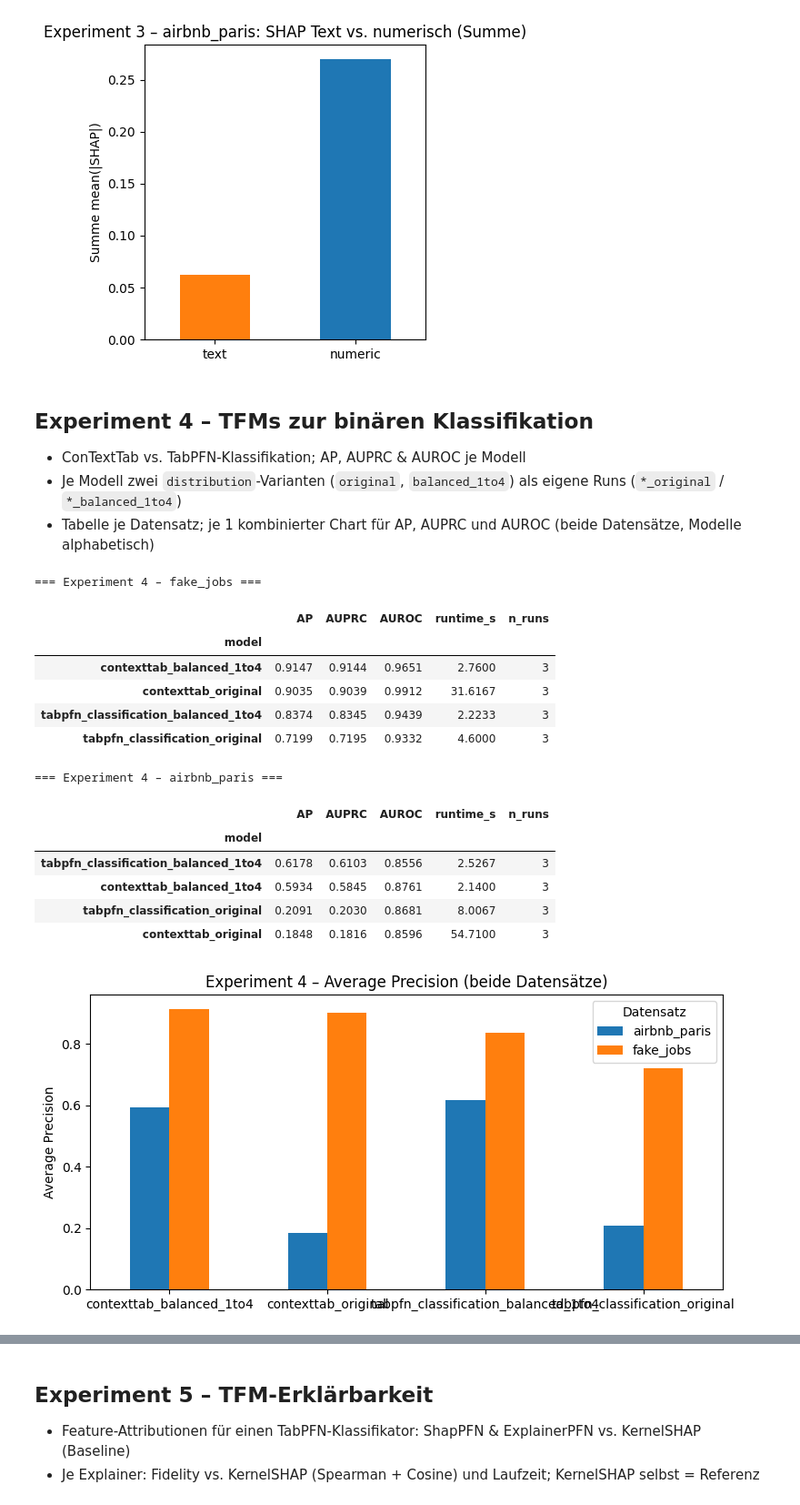
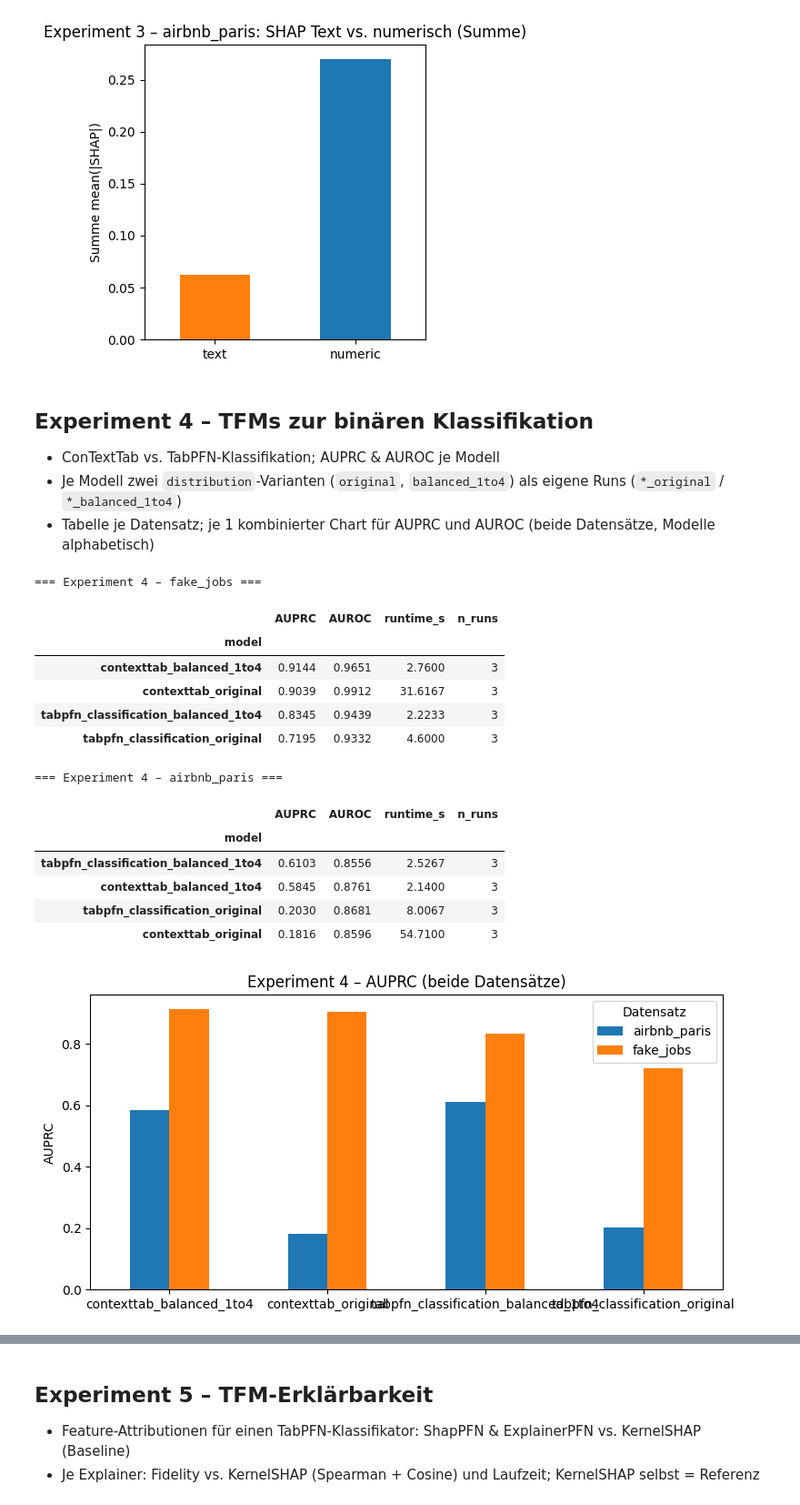
Before and after one commit to florivz/tfm-anomaly-detection, a Jupyter notebook: experiment_summary.ipynb, the cells around one changed output, grey strips where cells are left out. Shown at 91% size. Saved outputs shown, nothing was run; the diff lists cells and outputs as text; code cells hidden in the pictures.

```diff
--- a/experiment_summary.ipynb
+++ b/experiment_summary.ipynb
@@ -45,8 +48,8 @@ if len(df):
     df["dataset"] = df["experiment"].str.rsplit("_experiment_", n=1).str[0]
     df["model"] = df["tags.mlflow.runName"] if "tags.mlflow.runName" in df.columns else df["run_id"]
     df = df[df["model"] != "contexttab_fixed"]  # veralteten Run ausschließen
-    df = df.rename(columns={"metrics.average_precision": "AP", "metrics.auprc": "AUPRC", "metrics.auc_roc": "AUROC", "metrics.runtime_s": "runtime_s"})
-    for col in ["AP", "AUPRC", "AUROC", "runtime_s"]:
+    df = df.rename(columns={"metrics.auprc": "AUPRC", "metrics.auc_roc": "AUROC", "metrics.runtime_s": "runtime_s"})
+    for col in ["AUPRC", "AUROC", "runtime_s"]:
         if col not in df.columns:
             df[col] = np.nan
     print("Datensätze:", df["dataset"].unique().tolist(), "| Experimente:", sorted(df["exp_num"].unique()))
@@ -67,15 +70,16 @@ else:
         if not len(s):
             continue
         g = s.groupby("model")
-        tab = g[["AP", "AUPRC", "AUROC", "runtime_s"]].mean()
+        tab = g[["AUPRC", "AUROC", "runtime_s"]].mean()
         tab["n_runs"] = g.size()
-        tab = tab.sort_values("AP", ascending=False).round(4)
+        tab = tab.sort_values("AUPRC", ascending=False).round(4)
         tab.to_csv(f"{RESULT_DIR}/exp1_{ds}.csv")
+        tab.to_latex(f"{RESULT_DIR}/exp1_{ds}.tex", escape=True, float_format="%.4f", caption=f"Experiment 1 -- Unsupervised Outlier Detection ({ds.replace('_', ' ')}): AUPRC, AUROC und Laufzeit je Modell.", label=f"tab:exp1_{ds}")
         print(f"=== Experiment 1 – {ds} ===")
         display(tab)
 
-    # je 1 Chart für AP, AUROC, Runtime – beide Datensätze, Modelle alphabetisch
-    for metric, label in [("AP", "Average Precision"), ("AUPRC", "AUPRC"), ("AUROC", "AUROC"), ("runtime_s", "Runtime (s)")]:
+    # je 1 Chart (beide Datensätze, Modelle alphabetisch) -> diagrams/
+    for metric, label, fname in [("AUPRC", "AUPRC", "aucpr"), ("AUROC", "AUROC", "aucroc"), ("runtime_s", "Runtime (s)", "runtime")]:
         piv = sub.pivot_table(index="model", columns="dataset", values=metric, aggfunc="mean").sort_index()
         ax = piv.plot.bar(figsize=(10, 4), rot=30)
         ax.set_title(f"Experiment 1 – {label} (beide Datensätze)")
@@ -83,6 +87,8 @@ else:
         ax.set_xlabel("")
         ax.legend(title="Datensatz")
         plt.tight_layout()
+        plt.savefig(f"{DIAGRAM_DIR}/exp1_{fname}.png", facecolor='white', edgecolor='white', dpi=300)
         plt.show()
+        plt.close()
 # %% [output]
 === Experiment 1 – fake_jobs ===
@@ -191,6 +192,7 @@ for ds in datasets:
     top["type"] = [rel_type[i] for i in top.index]
     top.index = [i.replace("text_", "").replace("num_", "") for i in top.index]
     top.to_csv(f"{RESULT_DIR}/exp3_{ds}.csv")
+    top.to_latex(f"{RESULT_DIR}/exp3_{ds}.tex", escape=True, float_format="%.4f", caption=f"Experiment 3 -- Semantische Relevanz ({ds.replace('_', ' ')}): Top-20 SHAP-Features (Text und numerisch).", label=f"tab:exp3_{ds}")
     print(f"=== Experiment 3 – {ds}: Top 20 Features (Text + numerisch) ===")
     display(top)
 
@@ -202,7 +204,9 @@ for ds in datasets:
     handles = [plt.Rectangle((0, 0), 1, 1, color=colors[t]) for t in ["text", "numeric"]]
     ax.legend(handles, ["text", "numeric"], title="Typ")
     plt.tight_layout()
+    plt.savefig(f"{DIAGRAM_DIR}/exp3_shap_{DS_ABBR[ds]}.png", facecolor='white', edgecolor='white', dpi=300)
     plt.show()
+    plt.close()
 
     # second chart: total SHAP contribution text vs numeric
     by_type = rel.groupby(rel_type).sum().reindex(["text", "numeric"]).fillna(0).round(4)
@@ -211,7 +215,9 @@ for ds in datasets:
     ax.set_ylabel("Summe mean(|SHAP|)")
     ax.set_xlabel("")
     plt.tight_layout()
+    plt.savefig(f"{DIAGRAM_DIR}/exp3_shap_sum_{DS_ABBR[ds]}.png", facecolor='white', edgecolor='white', dpi=300)
     plt.show()
+    plt.close()
 # %% [output]
 === Experiment 3 – fake_jobs: Top 20 Features (Text + numerisch) ===
 |  | mean_abs_shap | type |
@@ -255,50 +261,53 @@ for ds in datasets:
 [figure]
 # %% [markdown]
 ## Experiment 4 – TFMs zur binären Klassifikation
-- ConTextTab vs. TabPFN-Klassifikation; AP, AUPRC & AUROC je Modell
+- ConTextTab vs. TabPFN-Klassifikation; AUPRC & AUROC je Modell
 - Je Modell zwei `distribution`-Varianten (`original`, `balanced_1to4`) als eigene Runs (`*_original` / `*_balanced_1to4`)
-- Tabelle je Datensatz; je 1 kombinierter Chart für AP, AUPRC und AUROC (beide Datensätze, Modelle alphabetisch)
+- Tabelle je Datensatz; je 1 kombinierter Chart für AUPRC und AUROC (beide Datensätze, Modelle alphabetisch)
 # %%
 sub = df[df["exp_num"] == 4] if len(df) else df
 if not len(sub):
     print("keine Exp-4-Runs")
 else:
     # Tabelle je Datensatz
     for ds in datasets:
         s = sub[sub["dataset"] == ds]
         if not len(s):
             continue
         g = s.groupby("model")
-        tab = g[["AP", "AUPRC", "AUROC", "runtime_s"]].mean()
+        tab = g[["AUPRC", "AUROC", "runtime_s"]].mean()
         tab["n_runs"] = g.size()
-        tab = tab.sort_values("AP", ascending=False).round(4)
+        tab = tab.sort_values("AUPRC", ascending=False).round(4)
         tab.to_csv(f"{RESULT_DIR}/exp4_{ds}.csv")
+        tab.to_latex(f"{RESULT_DIR}/exp4_{ds}.tex", escape=True, float_format="%.4f", caption=f"Experiment 4 -- TFM-Klassifikation ({ds.replace('_', ' ')}): AUPRC, AUROC und Laufzeit je Modell.", label=f"tab:exp4_{ds}")
         print(f"=== Experiment 4 – {ds} ===")
         display(tab)
 
-    # AP- & AUROC-Chart – beide Datensätze, Modelle alphabetisch
-    for metric, label in [("AP", "Average Precision"), ("AUPRC", "AUPRC"), ("AUROC", "AUROC")]:
+    # AUPRC- & AUROC-Chart (beide Datensätze) -> diagrams/
+    for metric, label, fname in [("AUPRC", "AUPRC", "aucpr"), ("AUROC", "AUROC", "aucroc")]:
         piv = sub.pivot_table(index="model", columns="dataset", values=metric, aggfunc="mean").sort_index()
         ax = piv.plot.bar(figsize=(8, 4), rot=0)
         ax.set_title(f"Experiment 4 – {label} (beide Datensätze)")
         ax.set_ylabel(label)
         ax.set_xlabel("")
         ax.legend(title="Datensatz")
         plt.tight_layout()
+        plt.savefig(f"{DIAGRAM_DIR}/exp4_{fname}.png", facecolor='white', edgecolor='white', dpi=300)
         plt.show()
+        plt.close()
 # %% [output]
 === Experiment 4 – fake_jobs ===
-|  | AP | AUPRC | AUROC | runtime_s | n_runs |
-| model |  |  |  |  |  |
-| contexttab_balanced_1to4 | 0.9147 | 0.9144 | 0.9651 | 2.7600 | 3 |
-| contexttab_original | 0.9035 | 0.9039 | 0.9912 | 31.6167 | 3 |
-| tabpfn_classification_balanced_1to4 | 0.8374 | 0.8345 | 0.9439 | 2.2233 | 3 |
-| tabpfn_classification_original | 0.7199 | 0.7195 | 0.9332 | 4.6000 | 3 |
+|  | AUPRC | AUROC | runtime_s | n_runs |
+| model |  |  |  |  |
+| contexttab_balanced_1to4 | 0.9144 | 0.9651 | 2.7600 | 3 |
+| contexttab_original | 0.9039 | 0.9912 | 31.6167 | 3 |
+| tabpfn_classification_balanced_1to4 | 0.8345 | 0.9439 | 2.2233 | 3 |
+| tabpfn_classification_original | 0.7195 | 0.9332 | 4.6000 | 3 |
 === Experiment 4 – airbnb_paris ===
-|  | AP | AUPRC | AUROC | runtime_s | n_runs |
-| model |  |  |  |  |  |
-| tabpfn_classification_balanced_1to4 | 0.6178 | 0.6103 | 0.8556 | 2.5267 | 3 |
-| contexttab_balanced_1to4 | 0.5934 | 0.5845 | 0.8761 | 2.1400 | 3 |
-| tabpfn_classification_original | 0.2091 | 0.2030 | 0.8681 | 8.0067 | 3 |
-| contexttab_original | 0.1848 | 0.1816 | 0.8596 | 54.7100 | 3 |
+|  | AUPRC | AUROC | runtime_s | n_runs |
+| model |  |  |  |  |
+| tabpfn_classification_balanced_1to4 | 0.6103 | 0.8556 | 2.5267 | 3 |
+| contexttab_balanced_1to4 | 0.5845 | 0.8761 | 2.1400 | 3 |
+| tabpfn_classification_original | 0.2030 | 0.8681 | 8.0067 | 3 |
+| contexttab_original | 0.1816 | 0.8596 | 54.7100 | 3 |
-[figure, old version]
+[figure, new version]
```
Also changed, not shown: parts of 7 cells of this notebook, 27 other files.
